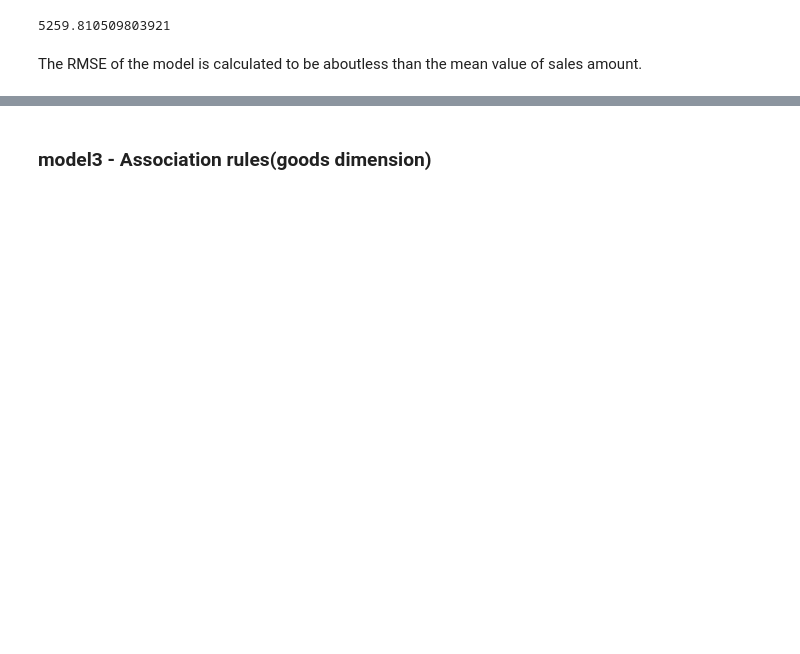
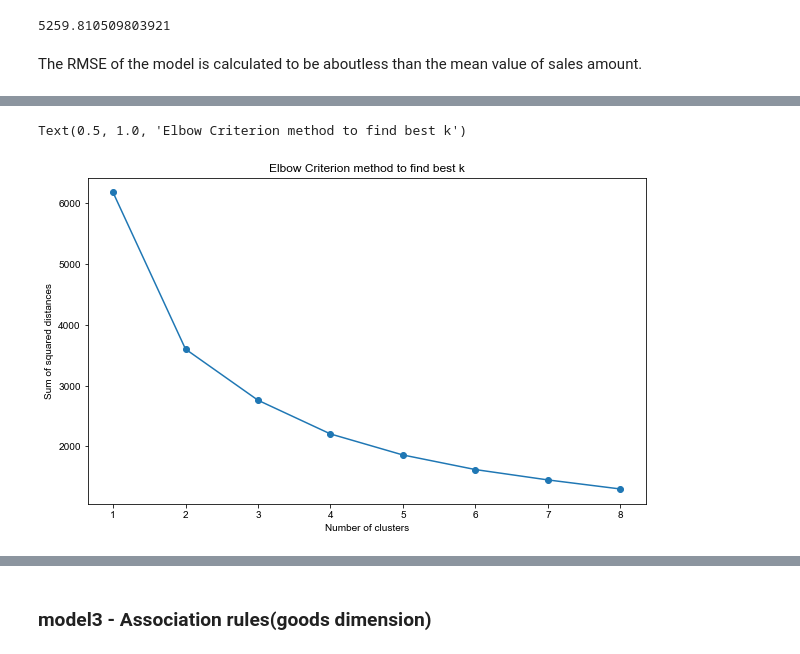
Before and after one commit to UniqueLWS/LWS, a Jupyter notebook: 7810_Group project source code_group 6.ipynb, the cells around one changed output, grey strips where cells are left out. Saved outputs shown, nothing was run; the diff lists cells and outputs as text; code cells hidden in the pictures; blank space fills up the shorter version.

```diff
--- a/7810_Group project source code_group 6.ipynb
+++ b/7810_Group project source code_group 6.ipynb
@@ -1185,0 +1187,16 @@ NameError: name 'log_clf' is not defined
+# %%
+from sklearn.preprocessing import StandardScaler
+scaler = StandardScaler()
+scaler.fit(rfm_log)
+rfm_normalization = scaler.transform(rfm_log)
+# %%
+from sklearn.cluster import KMeans
+# k值的选择，1~8
+ks = range(1,9)
+inertias=[]
+for k in  ks:
+    kc = KMeans(n_clusters=k, init='k-means++', random_state = 1)
+    kc.fit(rfm_normalization)
+    inertias.append(kc.inertia_) # 样本距离其聚类中心的距离平方和
+
+    print('k=',k,' 迭代次数',kc.n_iter_)
@@ -1185,0 +1212,9 @@ NameError: name 'log_clf' is not defined
+# %%
+f,ax = subplots(figsize=(10,6))
+plt.plot(ks, inertias,'-o')
+plt.xlabel('Number of clusters')
+plt.ylabel('Sum of squared distances')
+plt.title('Elbow Criterion method to find best k')
+# %% [output]
+Text(0.5, 1.0, 'Elbow Criterion method to find best k')
+[figure, added]
```
Also changed, not shown: parts of 46 cells of this notebook.
